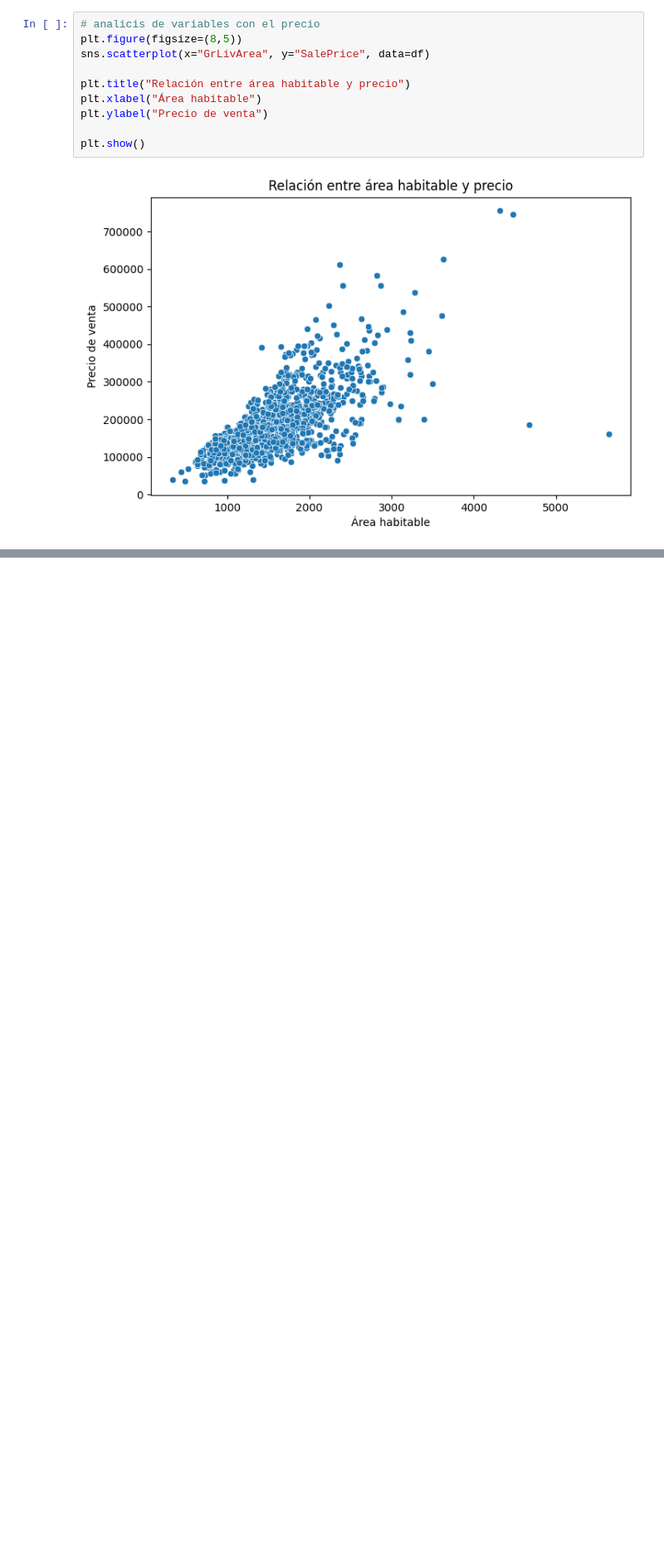
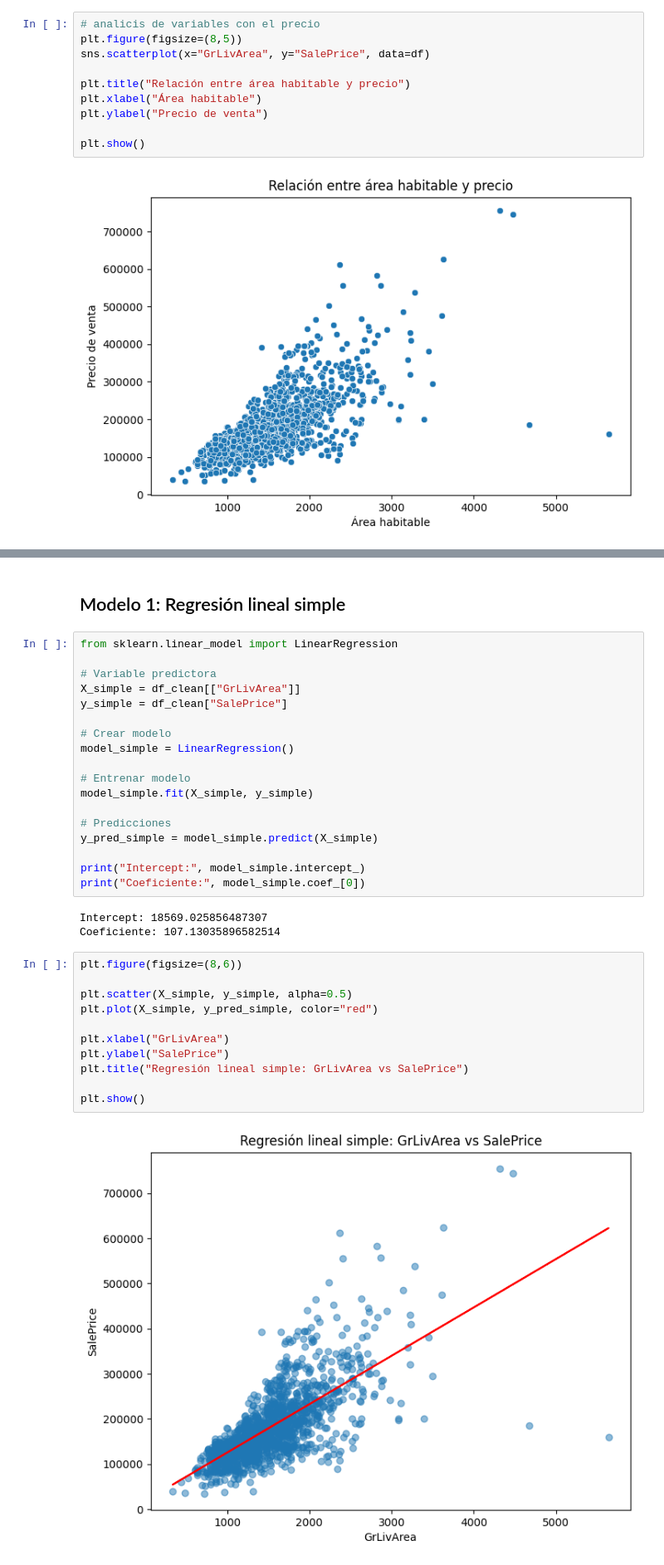
Before and after one commit to Alejandrosiaus/Laboratorio_3_MD, a Jupyter notebook: notebooks/avance_eda.ipynb, the cells around one changed output, grey strips where cells are left out. Shown at 83% size. Cells and saved outputs as stored; diff of their text form; blank space fills up the shorter version.

```diff
--- a/notebooks/avance_eda.ipynb
+++ b/notebooks/avance_eda.ipynb
@@ -179,0 +235,36 @@ plt.show()
+# %% [markdown]
+## Modelo 1: Regresión lineal simple
+# %%
+from sklearn.linear_model import LinearRegression
+
+# Variable predictora
+X_simple = df_clean[["GrLivArea"]]
+y_simple = df_clean["SalePrice"]
+
+# Crear modelo
+model_simple = LinearRegression()
+
+# Entrenar modelo
+model_simple.fit(X_simple, y_simple)
+
+# Predicciones
+y_pred_simple = model_simple.predict(X_simple)
+
+print("Intercept:", model_simple.intercept_)
+print("Coeficiente:", model_simple.coef_[0])
+# %% [output]
+Intercept: 18569.025856487307
+Coeficiente: 107.13035896582514
+# %%
+plt.figure(figsize=(8,6))
+
+plt.scatter(X_simple, y_simple, alpha=0.5)
+plt.plot(X_simple, y_pred_simple, color="red")
+
+plt.xlabel("GrLivArea")
+plt.ylabel("SalePrice")
+plt.title("Regresión lineal simple: GrLivArea vs SalePrice")
+
+plt.show()
+# %% [output]
+[figure, added]
```
Also changed, not shown: parts of 11 cells of this notebook.
